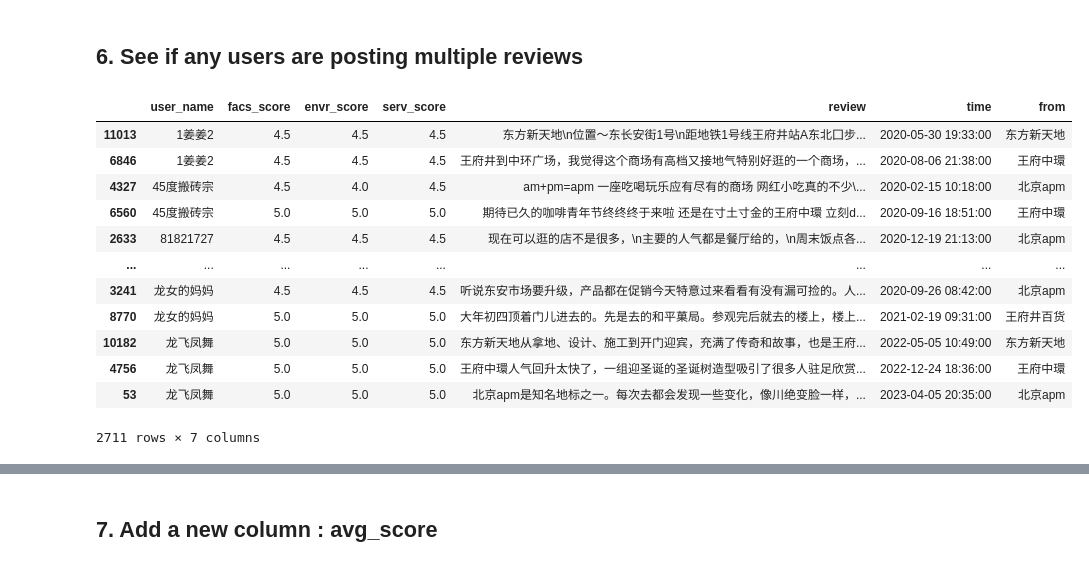
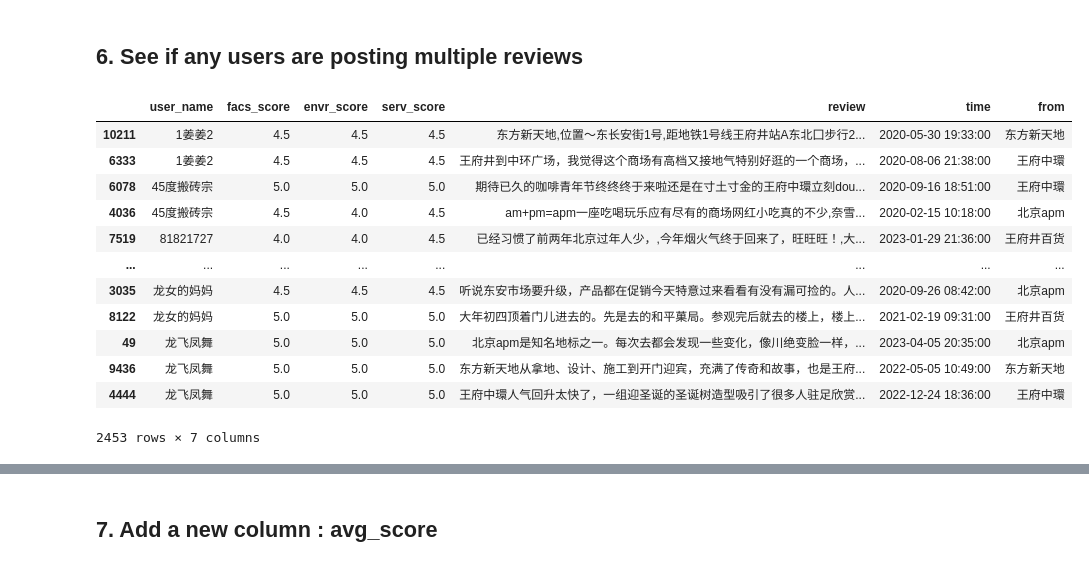
Before and after one commit to ColeMei/Graduation-Design, a Jupyter notebook: source/Data-Cleaning-02.ipynb, the cells around one changed output, grey strips where cells are left out. Cells and saved outputs as stored; diff of their text form; code cells hidden in the pictures.

```diff
--- a/source/Data-Cleaning-02.ipynb
+++ b/source/Data-Cleaning-02.ipynb
@@ -185,3 +185,5 @@ print("共有 {} 条数据".format(num_rows))
+# %%
+df['review'] = df['review'].apply(lambda x: x.replace(' ', '').replace('\n', ','))
 # %%
 # Create a new Pandas series called 'char_count_series' that calculates the number of characters in each row of the 'review' column in the DataFrame 'df'.
 char_count_series = df['review'].apply(lambda x: len(str(x)))
@@ -203,7 +208,8 @@ print(char_count_series)
 Name: review, Length: 11307, dtype: int64
 # %%
 # Keep only the rows where the length of the 'review' column is greater than or equal to 10.
-df = df[df['review'].str.len() >= 10]
+df = df[df['review'].str.len() >= 20]
+df = df[df['review'].str.len() <= 300]
 
 # Reset the index of the DataFrame 'df' after filtering.
 df = df.reset_index(drop=True)
@@ -231,27 +237,33 @@ There are no duplicate values in this column
 # %% [markdown]
 ## 6.  See if any users are posting multiple reviews
 # %%
-# Define values to skip
+# define values to skip
 to_skip = ['匿名用户', '【已注销用户】']
 
-# Find duplicated rows
-not_skipped = ~df['user_name'].isin(to_skip) # create a boolean Series of values to skip
-duplicated_rows = df[not_skipped].duplicated(subset=['user_name'], keep=False) # find duplicated rows
-duplicate_df = df[not_skipped][duplicated_rows] # select only duplicated rows that are not skipped
+# create boolean Series of values to skip
+not_skipped = ~df['user_name'].isin(to_skip)
 
-# Print duplicated rows
-duplicate_df.sort_values(by='user_name') # sort and print duplicated rows
+# find duplicated rows
+duplicated_rows = df[not_skipped].duplicated(subset=['user_name'], keep=False)
+
+# select only duplicated rows that are not skipped
+duplicate_df = df[not_skipped][duplicated_rows]
+
+# sort and print duplicated rows
+duplicate_df = duplicate_df.sort_values(by='user_name')
+
+duplicate_df
 # %% [output]
 |  | user_name | facs_score | envr_score | serv_score | review | time | from |
-| 11013 | 1姜姜2 | 4.5 | 4.5 | 4.5 | 东方新天地\n位置～东长安街1号\n距地铁1号线王府井站A东北囗步... | 2020-05-30 19:33:00 | 东方新天地 |
-| 6846 | 1姜姜2 | 4.5 | 4.5 | 4.5 | 王府井到中环广场，我觉得这个商场有高档又接地气特别好逛的一个商场，... | 2020-08-06 21:38:00 | 王府中環 |
-| 4327 | 45度搬砖宗 | 4.5 | 4.0 | 4.5 | am+pm=apm 一座吃喝玩乐应有尽有的商场 网红小吃真的不少\... | 2020-02-15 10:18:00 | 北京apm |
-| 6560 | 45度搬砖宗 | 5.0 | 5.0 | 5.0 | 期待已久的咖啡青年节终终终于来啦 还是在寸土寸金的王府中環 立刻d... | 2020-09-16 18:51:00 | 王府中環 |
-| 2633 | 81821727 | 4.5 | 4.5 | 4.5 | 现在可以逛的店不是很多，\n主要的人气都是餐厅给的，\n周末饭点各... | 2020-12-19 21:13:00 | 北京apm |
+| 10211 | 1姜姜2 | 4.5 | 4.5 | 4.5 | 东方新天地,位置～东长安街1号,距地铁1号线王府井站A东北囗步行2... | 2020-05-30 19:33:00 | 东方新天地 |
+| 6333 | 1姜姜2 | 4.5 | 4.5 | 4.5 | 王府井到中环广场，我觉得这个商场有高档又接地气特别好逛的一个商场，... | 2020-08-06 21:38:00 | 王府中環 |
+| 6078 | 45度搬砖宗 | 5.0 | 5.0 | 5.0 | 期待已久的咖啡青年节终终终于来啦还是在寸土寸金的王府中環立刻dou... | 2020-09-16 18:51:00 | 王府中環 |
+| 4036 | 45度搬砖宗 | 4.5 | 4.0 | 4.5 | am+pm=apm一座吃喝玩乐应有尽有的商场网红小吃真的不少,奈雪... | 2020-02-15 10:18:00 | 北京apm |
+| 7519 | 81821727 | 4.0 | 4.0 | 4.5 | 已经习惯了前两年北京过年人少，,今年烟火气终于回来了，旺旺旺！,大... | 2023-01-29 21:36:00 | 王府井百货 |
 | ... | ... | ... | ... | ... | ... | ... | ... |
-| 3241 | 龙女的妈妈 | 4.5 | 4.5 | 4.5 | 听说东安市场要升级，产品都在促销今天特意过来看看有没有漏可捡的。人... | 2020-09-26 08:42:00 | 北京apm |
-| 8770 | 龙女的妈妈 | 5.0 | 5.0 | 5.0 | 大年初四顶着门儿进去的。先是去的和平菓局。参观完后就去的楼上，楼上... | 2021-02-19 09:31:00 | 王府井百货 |
-| 10182 | 龙飞凤舞 | 5.0 | 5.0 | 5.0 | 东方新天地从拿地、设计、施工到开门迎宾，充满了传奇和故事，也是王府... | 2022-05-05 10:49:00 | 东方新天地 |
-| 4756 | 龙飞凤舞 | 5.0 | 5.0 | 5.0 | 王府中環人气回升太快了，一组迎圣诞的圣诞树造型吸引了很多人驻足欣赏... | 2022-12-24 18:36:00 | 王府中環 |
-| 53 | 龙飞凤舞 | 5.0 | 5.0 | 5.0 | 北京apm是知名地标之一。每次去都会发现一些变化，像川绝变脸一样，... | 2023-04-05 20:35:00 | 北京apm |
+| 3035 | 龙女的妈妈 | 4.5 | 4.5 | 4.5 | 听说东安市场要升级，产品都在促销今天特意过来看看有没有漏可捡的。人... | 2020-09-26 08:42:00 | 北京apm |
+| 8122 | 龙女的妈妈 | 5.0 | 5.0 | 5.0 | 大年初四顶着门儿进去的。先是去的和平菓局。参观完后就去的楼上，楼上... | 2021-02-19 09:31:00 | 王府井百货 |
+| 49 | 龙飞凤舞 | 5.0 | 5.0 | 5.0 | 北京apm是知名地标之一。每次去都会发现一些变化，像川绝变脸一样，... | 2023-04-05 20:35:00 | 北京apm |
+| 9436 | 龙飞凤舞 | 5.0 | 5.0 | 5.0 | 东方新天地从拿地、设计、施工到开门迎宾，充满了传奇和故事，也是王府... | 2022-05-05 10:49:00 | 东方新天地 |
+| 4444 | 龙飞凤舞 | 5.0 | 5.0 | 5.0 | 王府中環人气回升太快了，一组迎圣诞的圣诞树造型吸引了很多人驻足欣赏... | 2022-12-24 18:36:00 | 王府中環 |
-2711 rows × 7 columns
+2453 rows × 7 columns
```
Also changed, not shown: parts of 7 cells of this notebook, 21 other files.
